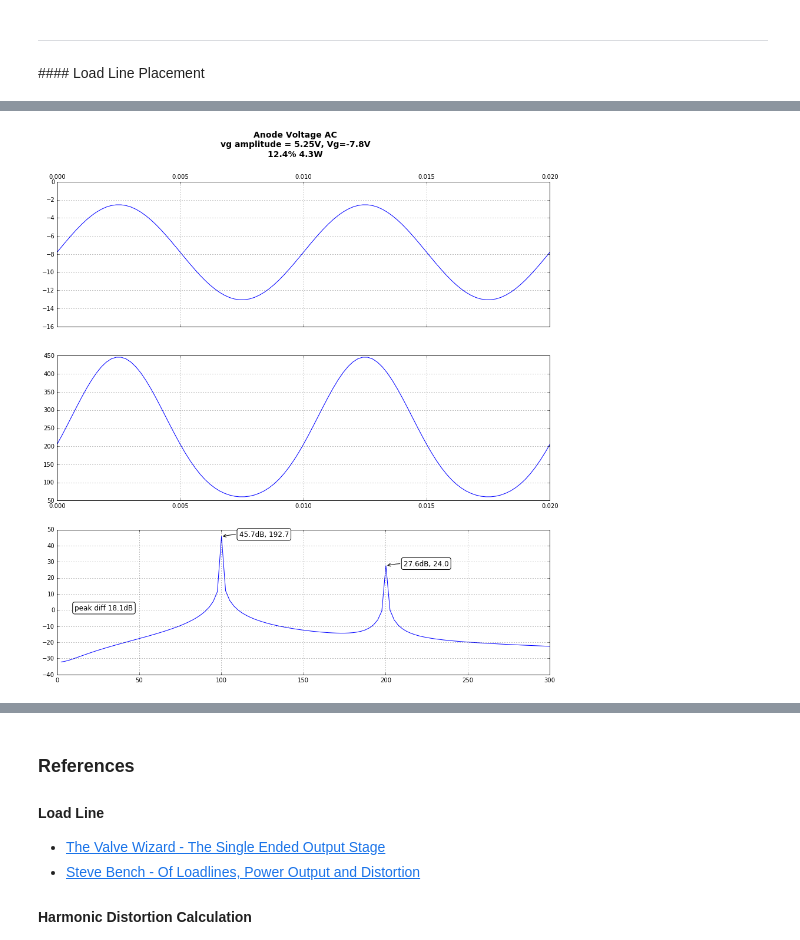
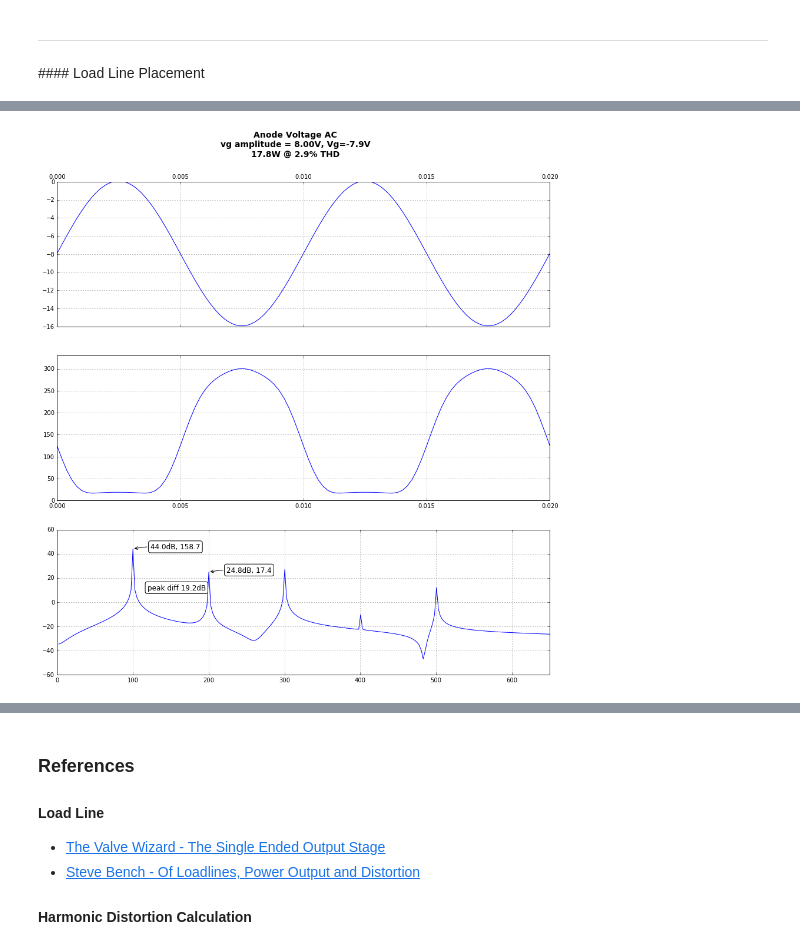
Before and after one commit to jilott/valvestudio, a Jupyter notebook: projects/mectron/pentode/The Mectron Load Line - Pentode.ipynb, the cells around one changed output, grey strips where cells are left out. Saved outputs shown, nothing was run; the diff lists cells and outputs as text; code cells hidden in the pictures.

Commit message:
working versions except for artwork and images

```diff
--- a/projects/mectron/pentode/The Mectron Load Line - Pentode.ipynb
+++ b/projects/mectron/pentode/The Mectron Load Line - Pentode.ipynb
@@ -261,7 +350,11 @@ null = plt.legend(loc='upper left')
 # %%
 from scipy import signal
+
 def plotTransient(vgamplitude):
+    global vgLimitLow
+
     ra = Rl*n*n
+    vaMax = -b/m
 
     N = 2000
     T = 1.0 / 5000.0
@@ -269,8 +362,8 @@ def plotTransient(vgamplitude):
 
     t = np.linspace(0.0, N*T, N)
     vi = Vg + vgamplitude*np.sin(f*2.0*np.pi*t)
-    ia = coeff[0]*vi*vi + coeff[1]*vi + coeff[2]
-    vo = ia*ra
+    ia = iaGet(vi)
+    vo = vaMax - ia*ra
 
     yf = fft(vo)
     xf = np.linspace(0.0, 1.0/(2.0*T), N/2)
@@ -279,83 +372,86 @@ def plotTransient(vgamplitude):
 
     ax = plt.subplot(311)
     null = plt.xlim([0,0.02])
-    null = plt.ylim([-16,0])
+    null = plt.ylim([vgLimitLow,0])
     ax.plot(t,vi)
     ax.grid(True)
     ax.tick_params(axis='x', which='both', labeltop='on',labelbottom='off')
 
     ax = plt.subplot(312)
     null = plt.xlim([0,0.02])
-    # null = plt.ylim([0,600])
+    null = plt.ylim([0,vaMax])
     ax.plot(t,vo)
     ax.grid(True)
 
     ax = plt.subplot(313)
     yfl = 2.0/N * np.abs(yf[:N/2])
     ax.plot(xf[1:], 20*np.log10(yfl[1:])) # take the dc component off
-    null = plt.xlim([0,300])
+    null = plt.xlim([0,650])
     ax.grid(True)
 
     mags = []
     for i in range(len(xf)):
         if xf[i]%100 < 1:
             mags.append(2.0/N*np.abs(yf[i]))
             # print xf[i],2.0/N*np.abs(yf[i])
 
     sum = 0
     for i in range(2,8):
         sum += mags[i]*mags[i]
 
     dist = 100*math.sqrt(sum)/mags[1]
     power = math.pow((mags[1]/n)/math.sqrt(2),2)/Rl
 
-    null = plt.suptitle("Anode Voltage AC\nvg amplitude = %.2fV, Vg=%.1fV\n%.1f%% %.1fW"%(vgamplitude,Vg,dist,power),fontsize=14, fontweight='bold')
+    null = plt.suptitle("Anode Voltage AC\nvg amplitude = %.2fV, Vg=%.1fV\n%.1fW @ %.1f%% THD"%(vgamplitude,Vg,dist,power),fontsize=14, fontweight='bold')
 
-    peakind = signal.find_peaks_cwt(20*np.log10(yfl), np.arange(1,10))
-    # print peakind, xf[peakind], yfl[peakind]
+    try:
+        peakind = signal.find_peaks_cwt(20*np.log10(yfl), np.arange(1,10))
+        # print peakind, xf[peakind], yfl[peakind]
 
-    # the peaks are off by 1 for some reason
-    i1 = peakind[0]-1
-    p1 = yfl[i1]
-    p1l = 20 * np.log10(p1)
+        # the peaks are off by 1 for some reason
+        i1 = peakind[0]-1
+        p1 = yfl[i1]
+        p1l = 20 * np.log10(p1)
 
-    i2 = peakind[1]-1
-    p2 = np.abs(yfl[i2])
-    p2l = 20 * np.log10(p2)
+        i2 = peakind[1]-1
+        p2 = np.abs(yfl[i2])
+        p2l = 20 * np.log10(p2)
 
-    null = plt.annotate(s="%.1fdB, %.1f"%(p1l,p1),
-                xy=(xf[i1],p1l),
-                xycoords='data',
-                xytext=(30,0),
-                textcoords='offset points',
-                bbox=dict(boxstyle="round", fc="1.0"),
-                size=12,
-                arrowprops=dict(arrowstyle="->",
-                                connectionstyle="angle,angleA=0,angleB=10,rad=10"))
-    null = plt.annotate(s="%.1fdB, %.1f"%(p2l,p2),
-                xy=(xf[i2],p2l),
-                xycoords='data',
-                xytext=(30,0),
-                textcoords='offset points',
-                bbox=dict(boxstyle="round", fc="1.0"),
-                size=12,
-                arrowprops=dict(arrowstyle="->",
-                                connectionstyle="angle,angleA=0,angleB=10,rad=10"))
+        null = plt.annotate(s="%.1fdB, %.1f"%(p1l,p1),
+                    xy=(xf[i1],p1l),
+                    xycoords='data',
+                    xytext=(30,0),
+                    textcoords='offset points',
+                    bbox=dict(boxstyle="round", fc="1.0"),
+                    size=12,
+                    arrowprops=dict(arrowstyle="->",
+                                    connectionstyle="angle,angleA=0,angleB=10,rad=10"))
+        null = plt.annotate(s="%.1fdB, %.1f"%(p2l,p2),
+                    xy=(xf[i2],p2l),
+                    xycoords='data',
+                    xytext=(30,0),
+                    textcoords='offset points',
+                    bbox=dict(boxstyle="round", fc="1.0"),
+                    size=12,
+                    arrowprops=dict(arrowstyle="->",
+                                    connectionstyle="angle,angleA=0,angleB=10,rad=10"))
 
-    null = plt.annotate(s="peak diff %.1fdB"%(abs(p1l-p2l)),
-                xy=(0,0),
-                xycoords='data',
-                xytext=(30,0),
-                textcoords='offset points',
-                bbox=dict(boxstyle="round", fc="1.0"),
-                size=12)
+        null = plt.annotate(s="peak diff %.1fdB"%(abs(p1l-p2l)),
+                    xy=((xf[i2]+xf[i1])/2,p2l),
+                    xycoords='data',
+                    xytext=(-40,-30),
+                    textcoords='offset points',
+                    bbox=dict(boxstyle="round", fc="1.0"),
+                    size=12)
+    except IndexError:
+        pass # no peaks
 
     plt.show()
 
 
-null = interact(plotTransient, vgamplitude=widgets.FloatSlider(min=0,max=8,step=0.25,value=1))
+null = interact(plotTransient, vgamplitude=widgets.FloatSlider(min=0,max=30,step=0.25,value=1))
 # %% [output]
-[figure, old version]
+[figure, new version]
 # %%
 from IPython.display import HTML
 
```
Also changed, not shown: parts of 9 cells of this notebook, 9 other files.
